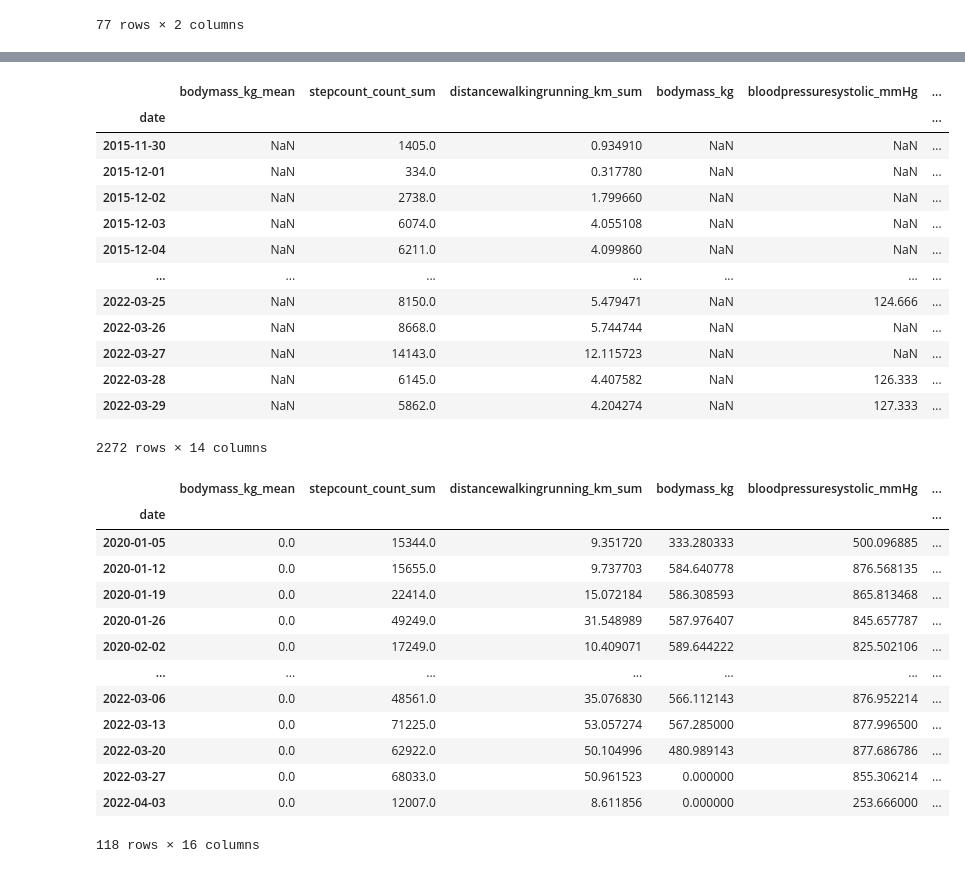
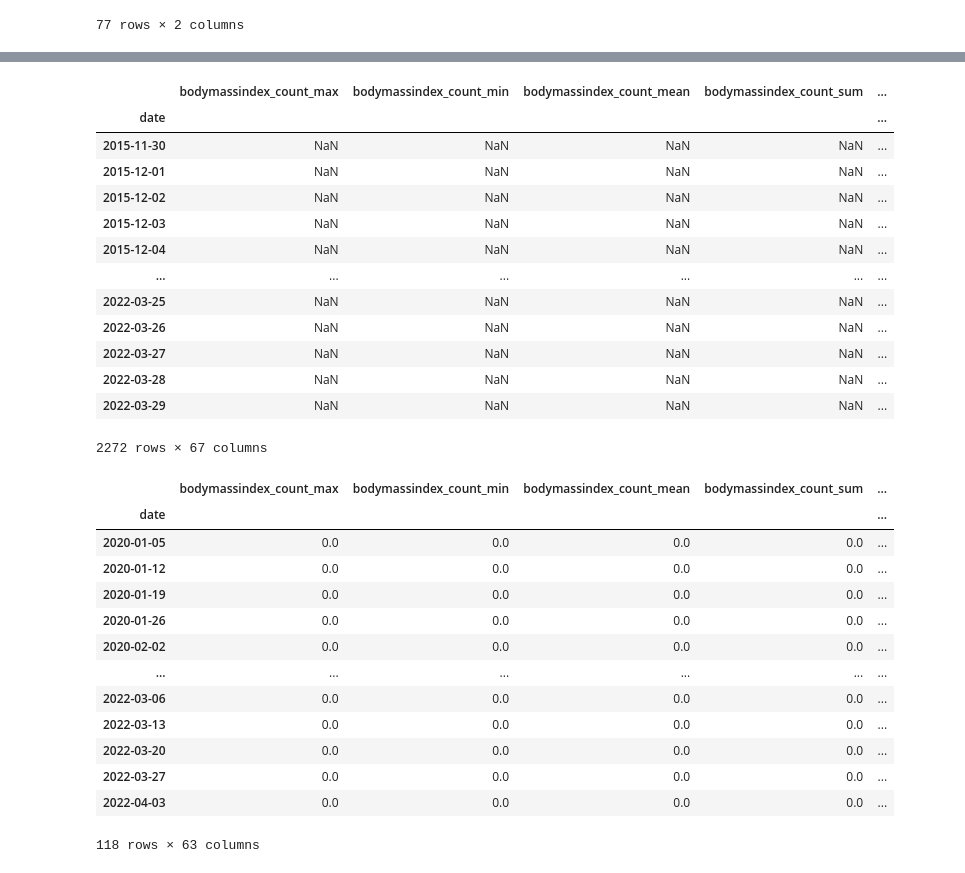
Before and after one commit to engdan77/metrics_collector, a Jupyter notebook: notebooks/metrics.ipynb, the cells around one changed output, grey strips where cells are left out. Saved outputs shown, nothing was run; the diff lists cells and outputs as text; code cells hidden in the pictures.

```diff
--- a/notebooks/metrics.ipynb
+++ b/notebooks/metrics.ipynb
@@ -48,6 +48,7 @@ df
 # %%
 # combining where date occurs twice
 relevant_columns = ('date', 'bodymass_kg_mean', 'stepcount_count_sum', 'distancewalkingrunning_km_sum', 'bodymass_kg', 'bloodpressuresystolic_mmHg', 'bloodpressurediastolic_mmHg', 'walking_distance_meters', 'running_distance_meters', 'avg_speed_running_trip')
+relevant_columns = df.columns
 strategy = {_: 'first' for _ in relevant_columns}
 df = df.groupby(df.index).agg(strategy)
 df.sort_index()
@@ -127,20 +129,20 @@ df['running_km'] = df.apply(lambda row: row.running_distance_garmin, axis=1)
 
 df
 # %% [output]
-|  | bodymass_kg_mean | stepcount_count_sum | distancewalkingrunning_km_sum | bodymass_kg | bloodpressuresystolic_mmHg | ... |
-| date |  |  |  |  |  | ... |
-| 2015-11-30 | NaN | 1405.0 | 0.934910 | NaN | NaN | ... |
-| 2015-12-01 | NaN | 334.0 | 0.317780 | NaN | NaN | ... |
-| 2015-12-02 | NaN | 2738.0 | 1.799660 | NaN | NaN | ... |
-| 2015-12-03 | NaN | 6074.0 | 4.055108 | NaN | NaN | ... |
-| 2015-12-04 | NaN | 6211.0 | 4.099860 | NaN | NaN | ... |
-| ... | ... | ... | ... | ... | ... | ... |
-| 2022-03-25 | NaN | 8150.0 | 5.479471 | NaN | 124.666 | ... |
-| 2022-03-26 | NaN | 8668.0 | 5.744744 | NaN | NaN | ... |
-| 2022-03-27 | NaN | 14143.0 | 12.115723 | NaN | NaN | ... |
-| 2022-03-28 | NaN | 6145.0 | 4.407582 | NaN | 126.333 | ... |
-| 2022-03-29 | NaN | 5862.0 | 4.204274 | NaN | 127.333 | ... |
+|  | bodymassindex_count_max | bodymassindex_count_min | bodymassindex_count_mean | bodymassindex_count_sum | ... |
+| date |  |  |  |  | ... |
+| 2015-11-30 | NaN | NaN | NaN | NaN | ... |
+| 2015-12-01 | NaN | NaN | NaN | NaN | ... |
+| 2015-12-02 | NaN | NaN | NaN | NaN | ... |
+| 2015-12-03 | NaN | NaN | NaN | NaN | ... |
+| 2015-12-04 | NaN | NaN | NaN | NaN | ... |
+| ... | ... | ... | ... | ... | ... |
+| 2022-03-25 | NaN | NaN | NaN | NaN | ... |
+| 2022-03-26 | NaN | NaN | NaN | NaN | ... |
+| 2022-03-27 | NaN | NaN | NaN | NaN | ... |
+| 2022-03-28 | NaN | NaN | NaN | NaN | ... |
+| 2022-03-29 | NaN | NaN | NaN | NaN | ... |
-2272 rows × 14 columns
+2272 rows × 67 columns
 # %%
 df['total_distance_km'] = df.apply(lambda row: row.running_km + row.walking_km, axis=1)
 # %%
@@ -156,22 +158,19 @@ dff = df.query('date > @f & date < @t')
 df_filtered = dff.copy()
 # %%
 dff = dff.resample('W').sum()
-dff['walking_running_km_mean'] = dff.total_distance_km.mean()
-
-dff
 # %% [output]
-|  | bodymass_kg_mean | stepcount_count_sum | distancewalkingrunning_km_sum | bodymass_kg | bloodpressuresystolic_mmHg | ... |
-| date |  |  |  |  |  | ... |
-| 2020-01-05 | 0.0 | 15344.0 | 9.351720 | 333.280333 | 500.096885 | ... |
-| 2020-01-12 | 0.0 | 15655.0 | 9.737703 | 584.640778 | 876.568135 | ... |
-| 2020-01-19 | 0.0 | 22414.0 | 15.072184 | 586.308593 | 865.813468 | ... |
-| 2020-01-26 | 0.0 | 49249.0 | 31.548989 | 587.976407 | 845.657787 | ... |
-| 2020-02-02 | 0.0 | 17249.0 | 10.409071 | 589.644222 | 825.502106 | ... |
-| ... | ... | ... | ... | ... | ... | ... |
-| 2022-03-06 | 0.0 | 48561.0 | 35.076830 | 566.112143 | 876.952214 | ... |
-| 2022-03-13 | 0.0 | 71225.0 | 53.057274 | 567.285000 | 877.996500 | ... |
-| 2022-03-20 | 0.0 | 62922.0 | 50.104996 | 480.989143 | 877.686786 | ... |
-| 2022-03-27 | 0.0 | 68033.0 | 50.961523 | 0.000000 | 855.306214 | ... |
-| 2022-04-03 | 0.0 | 12007.0 | 8.611856 | 0.000000 | 253.666000 | ... |
+|  | bodymassindex_count_max | bodymassindex_count_min | bodymassindex_count_mean | bodymassindex_count_sum | ... |
+| date |  |  |  |  | ... |
+| 2020-01-05 | 0.0 | 0.0 | 0.0 | 0.0 | ... |
+| 2020-01-12 | 0.0 | 0.0 | 0.0 | 0.0 | ... |
+| 2020-01-19 | 0.0 | 0.0 | 0.0 | 0.0 | ... |
+| 2020-01-26 | 0.0 | 0.0 | 0.0 | 0.0 | ... |
+| 2020-02-02 | 0.0 | 0.0 | 0.0 | 0.0 | ... |
+| ... | ... | ... | ... | ... | ... |
+| 2022-03-06 | 0.0 | 0.0 | 0.0 | 0.0 | ... |
+| 2022-03-13 | 0.0 | 0.0 | 0.0 | 0.0 | ... |
+| 2022-03-20 | 0.0 | 0.0 | 0.0 | 0.0 | ... |
+| 2022-03-27 | 0.0 | 0.0 | 0.0 | 0.0 | ... |
+| 2022-04-03 | 0.0 | 0.0 | 0.0 | 0.0 | ... |
-118 rows × 16 columns
+118 rows × 63 columns
 # %%
```
Also changed, not shown: parts of 2 cells of this notebook, 12 other files.
